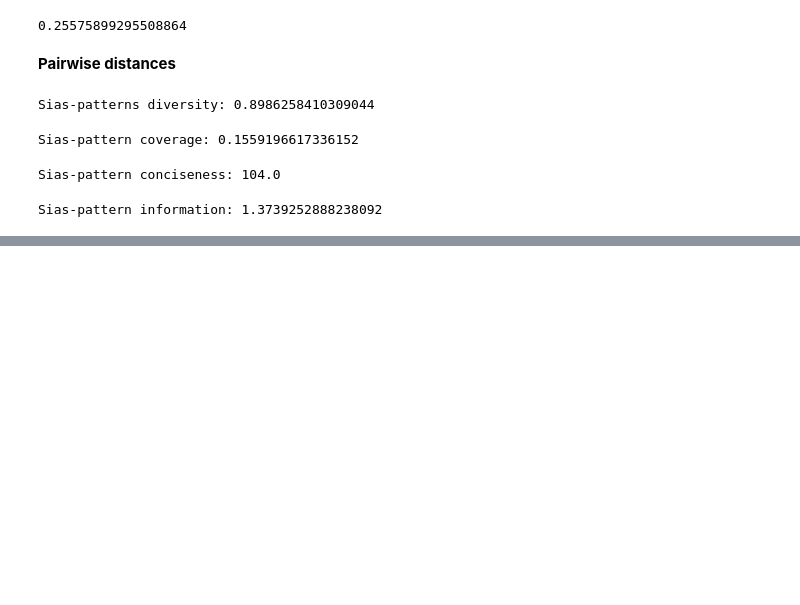
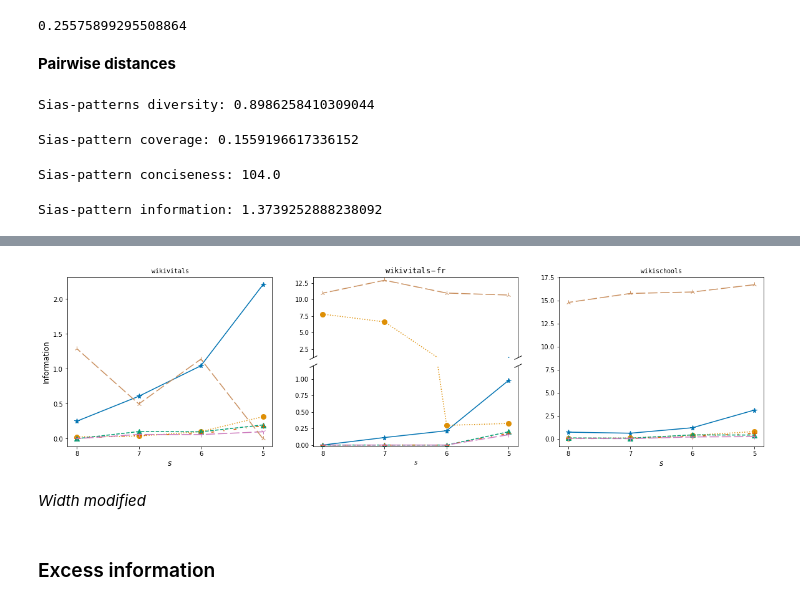
Before and after one commit to Co-MEG/CoMEG, a Jupyter notebook: notebooks/pattern_explo.ipynb, the cells around one changed output, grey strips where cells are left out. Cells and saved outputs as stored; diff of their text form; code cells hidden in the pictures; blank space fills up the shorter version.

```diff
--- a/notebooks/pattern_explo.ipynb
+++ b/notebooks/pattern_explo.ipynb
@@ -626,0 +751,9 @@ print(len(np.unique(labels_pred)))
+# %%
+import json
+
+inpath = '/Users/simondelarue/Documents/PhD/Research/Co-Meg/CoMEG/experiments/Excess'
+dataset = 'wikischools'
+param_folder = '6'
+
+with open(f'{inpath}/{dataset}/{param_folder}/retrievedPatterns.json', 'rb') as f:
+    data = json.load(f)
@@ -626,0 +832,16 @@ print(len(np.unique(labels_pred)))
+# %%
+# Preprocess data (get same attribute order as in UnexPattern)
+new_biadjacency, words = preprocess_data(biadjacency, names_col, 0)
+
+# Display pattern
+idx = np.random.choice(nb_excess_patterns_filt)
+
+node_idx, attr_idx = excess_patterns_filt[idx]
+print(f'Pattern n°:{idx}')
+print(f'Attributes: {words[attr_idx]}')
+
+if len(node_idx) > 400:
+    print(f'Too big of a graph ({len(node_idx)} nodes)!')
+else:
+    print(f'Nodes: {node_idx}')
+    img = display_pattern(adjacency, node_idx, names, labels)
@@ -626,0 +1048,11 @@ print(len(np.unique(labels_pred)))
+# %%
+second_dict = info_eval_prob.copy()
+second_dict.get('wikivitals').get(5)['Excess'] = informations_excess.get('wikivitals')
+second_dict.get('wikivitals-fr').get(5)['Excess'] = informations_excess.get('wikivitals-fr')
+second_dict.get('wikischools').get(5)['Excess'] = informations_excess.get('wikischools')
+
+display_inf_plot(second_dict, beta=5)
+# %% [output]
+[figure, added]
+# %% [markdown]
+*Width modified*
@@ -626,0 +1100,2 @@ print(len(np.unique(labels_pred)))
+# %% [markdown]
+### Excess information
```
Also changed, not shown: parts of 78 cells of this notebook, 1 other file.
